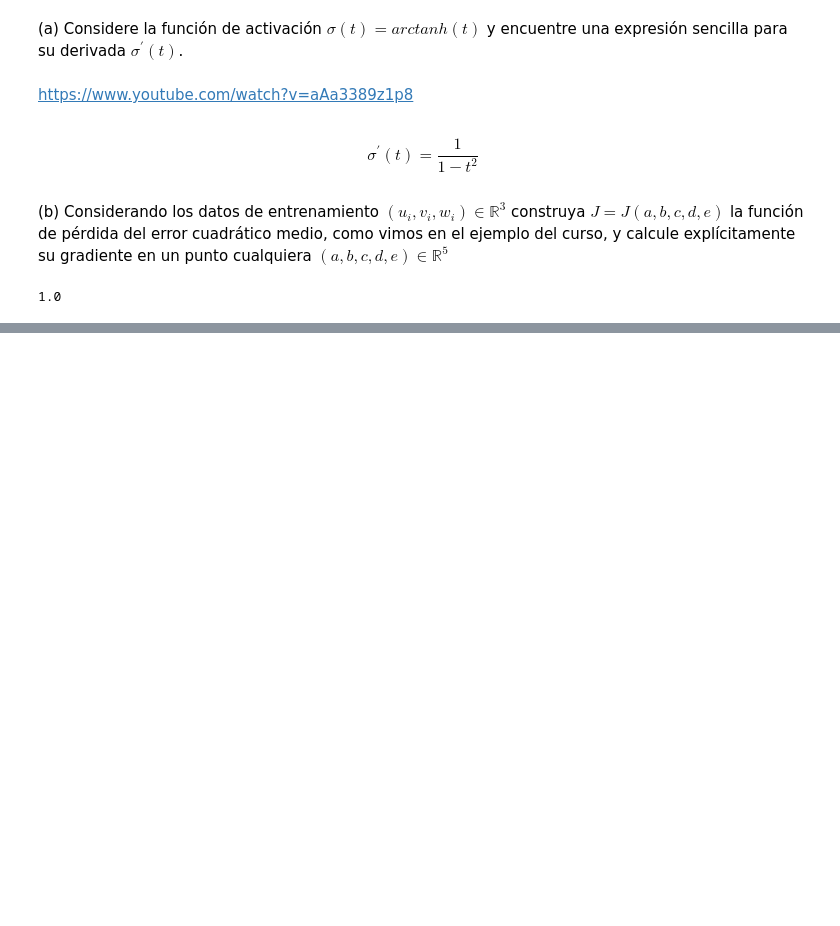
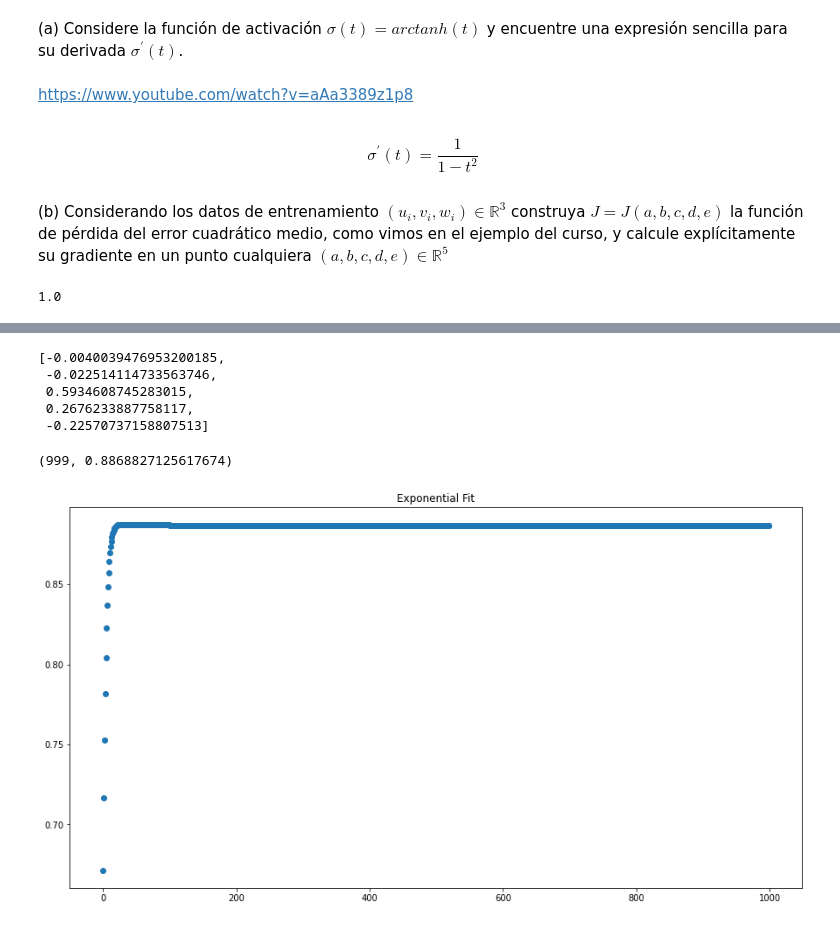
Before and after one commit to daJCP/Tarea-1-Calculo-CD---Grupo-2, a Jupyter notebook: tarea_1.ipynb, the cells around one changed output, grey strips where cells are left out. Drawn from its saved outputs; the diff is of its cells as text; code cells hidden in the pictures; blank space fills up the shorter version.

```diff
--- a/tarea_1.ipynb
+++ b/tarea_1.ipynb
@@ -247,0 +432,17 @@ J(0,0,0,0,0)
+# %%
+def GradiantDescent(data, a_0, b_0, c_0 , d_0, e_0, epsilon = 0.1, maximo=1000):
+    vector_0 = [a_0, b_0, c_0, d_0, e_0]
+    vector_k = vector_0.copy()
+    error = list()
+    for i in range(maximo):
+        if (i+1)%100 == 0:
+            print(f'paso {i+1}')
+        # error_j = J(*vector_k)
+        gradiente, error_j = Grad(data ,*vector_k)
+
+        vector_k = [vector_k[x] - epsilon * gradiente[x] for x in range(5)]
+        error.append((i, error_j))
+
+    return vector_k, error
+# %%
+vector_resultado, evolucion_error = GradiantDescent(p2_data, 0.05,0.005,0.222,0,-0.2)
@@ -247,0 +460,23 @@ J(0,0,0,0,0)
+# %%
+vector_resultado
+# %% [output]
+[-0.0040039476953200185,
+ -0.022514114733563746,
+ 0.5934608745283015,
+ 0.2676233887758117,
+ -0.22570737158807513]
+# %%
+evolucion_error[-1]
+# %% [output]
+(999, 0.8868827125617674)
+# %%
+x = np.linspace(0,10,100)
+y = alpha*np.e**(beta*x)
+
+fig, ax = plt.subplots(1,1,figsize=(15,8))
+plt.title('Exponential Fit')
+ax.scatter(*zip(*evolucion_error))
+
+plt.show;
+# %% [output]
+[figure, added]
```
Also changed, not shown: parts of 4 cells of this notebook.
